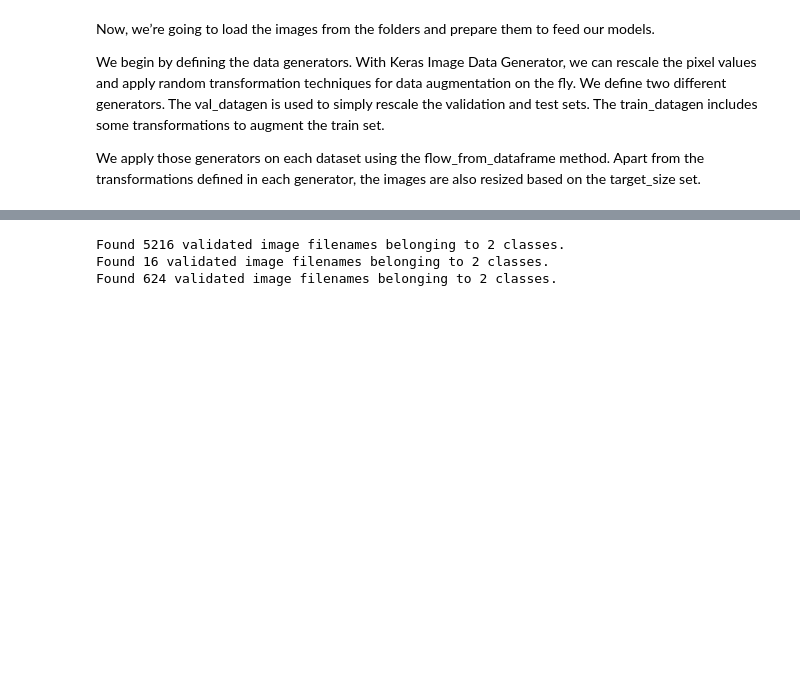
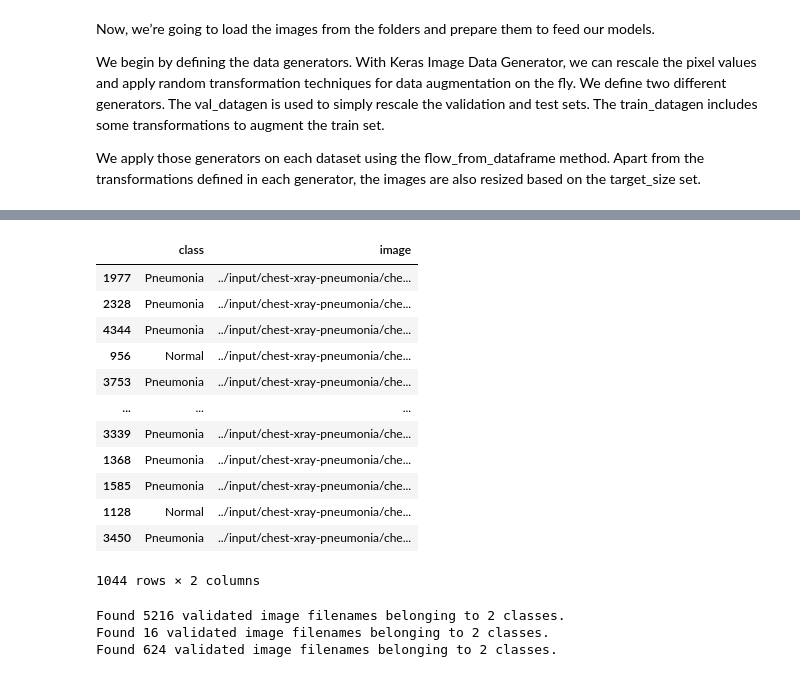
Before and after one commit to karan842/kaggle-notebooks, a Jupyter notebook: pneumonia-classification.ipynb, the cells around one changed output, grey strips where cells are left out. Cells and saved outputs as stored; diff of their text form; code cells hidden in the pictures; blank space fills up the shorter version.

```diff
--- a/pneumonia-classification.ipynb
+++ b/pneumonia-classification.ipynb
@@ -227,3 +247,19 @@ We apply those generators on each dataset using the flow_from_dataframe method.
+# %%
+val_df
+# %% [output]
+|  | class | image |
+| 1977 | Pneumonia | ../input/chest-xray-pneumonia/che... |
+| 2328 | Pneumonia | ../input/chest-xray-pneumonia/che... |
+| 4344 | Pneumonia | ../input/chest-xray-pneumonia/che... |
+| 956 | Normal | ../input/chest-xray-pneumonia/che... |
+| 3753 | Pneumonia | ../input/chest-xray-pneumonia/che... |
+| ... | ... | ... |
+| 3339 | Pneumonia | ../input/chest-xray-pneumonia/che... |
+| 1368 | Pneumonia | ../input/chest-xray-pneumonia/che... |
+| 1585 | Pneumonia | ../input/chest-xray-pneumonia/che... |
+| 1128 | Normal | ../input/chest-xray-pneumonia/che... |
+| 3450 | Pneumonia | ../input/chest-xray-pneumonia/che... |
+1044 rows × 2 columns
 # %%
 # Data Augmentation on train dataset
 train_datagen = ImageDataGenerator(rescale=1/255.,
```
Also changed, not shown: parts of 9 cells of this notebook.
